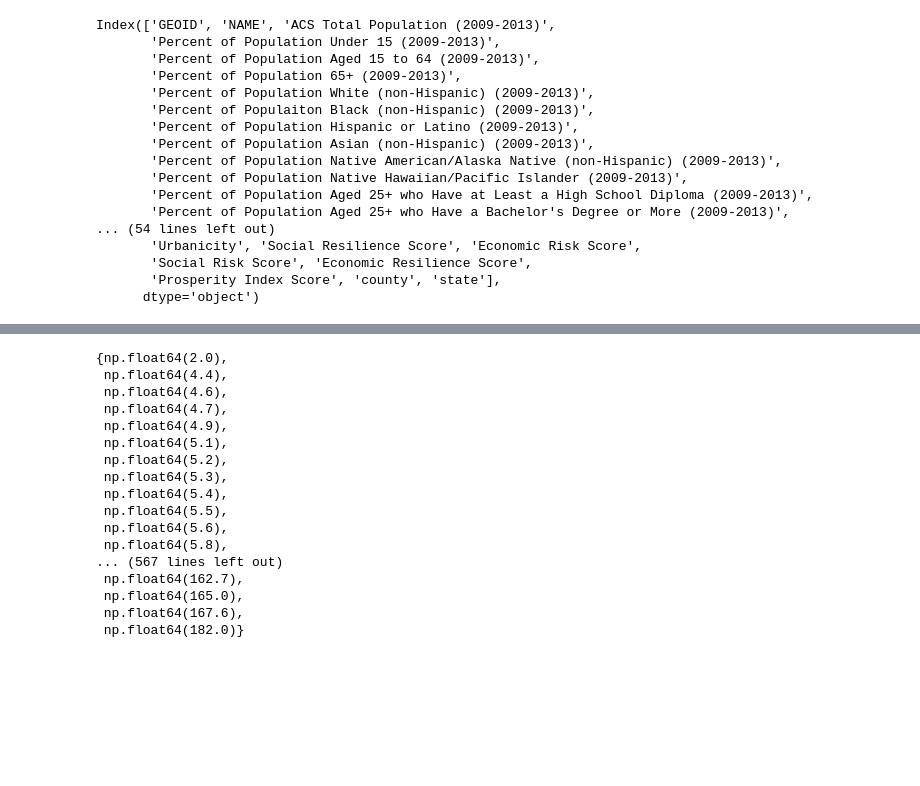
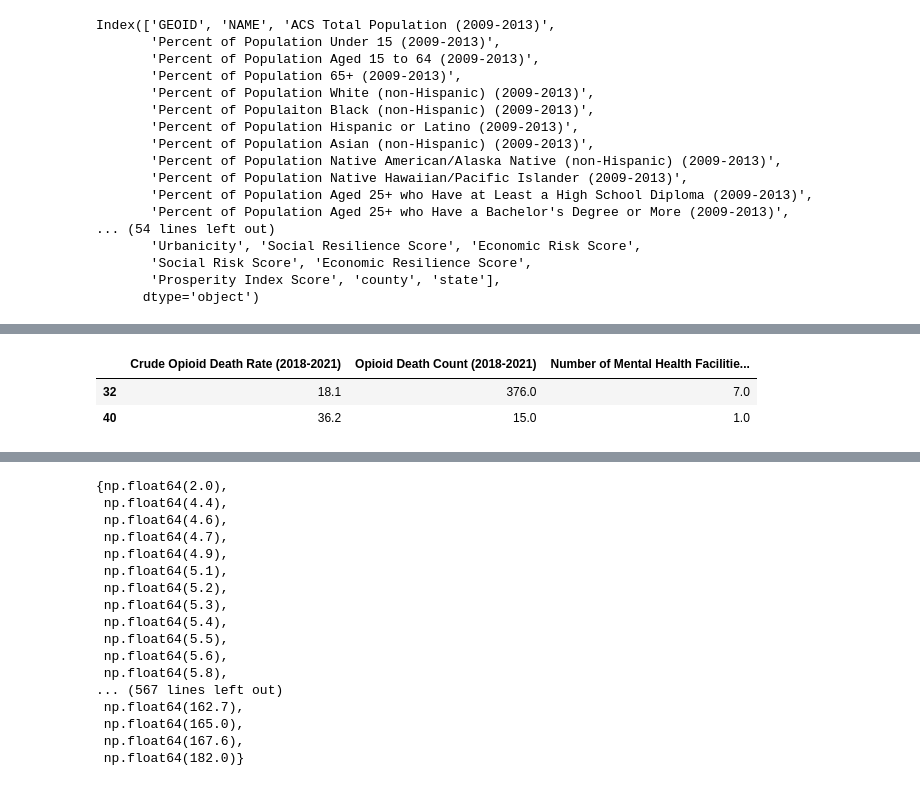
Before and after one commit to SumonKantiDey/Overdose-Rate-Visualisation, a Jupyter notebook: clean-dataset-EDA.ipynb, the cells around one changed output, grey strips where cells are left out. Drawn from its saved outputs; the diff is of its cells as text; code cells hidden in the pictures; blank space fills up the shorter version.

```diff
--- a/clean-dataset-EDA.ipynb
+++ b/clean-dataset-EDA.ipynb
@@ -33,0 +146,12 @@ Index(['GEOID', 'NAME', 'ACS Total Population (2009-2013)',
+# %%
+# Dade County
+# Cobb County
+tt = df[df['county'].isin(['Dade County', 'Cobb County'])]
+tt[['Crude Opioid Death Rate (2018-2021)','Opioid Death Count (2018-2021)',	'Number of Mental Health Facilities (As of March 2023)']]
+
+# Big circles (like Case A) → high burden (many deaths)
+# High points (like Case B) → high risk (high rate)
+# %% [output]
+|  | Crude Opioid Death Rate (2018-2021) | Opioid Death Count (2018-2021) | Number of Mental Health Facilitie... |
+| 32 | 18.1 | 376.0 | 7.0 |
+| 40 | 36.2 | 15.0 | 1.0 |
```
Also changed, not shown: parts of 7 cells of this notebook, 4 other files.
